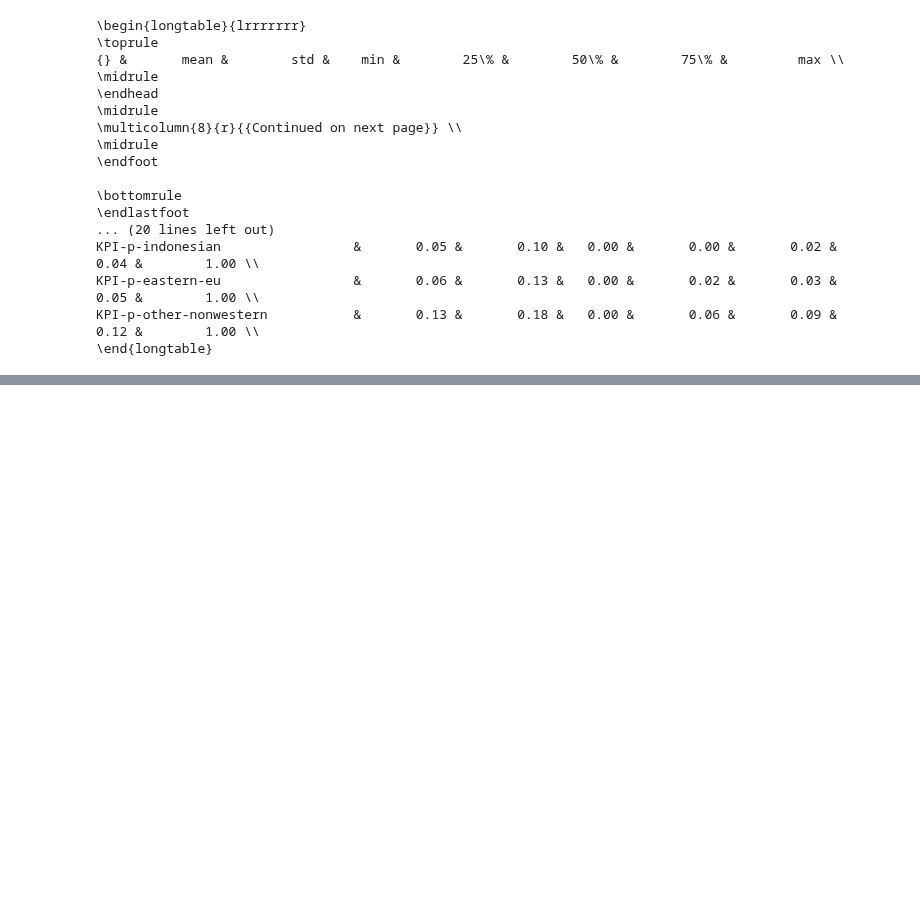
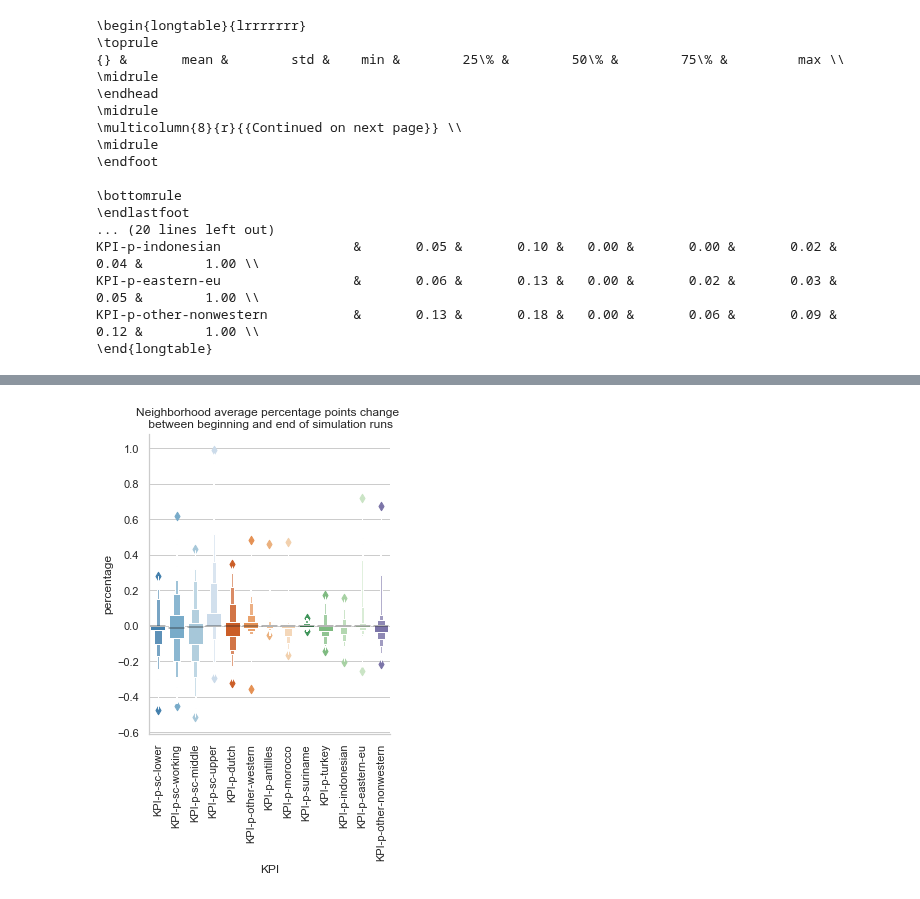
Before and after one commit to J-h-V/OpenDataDenHaag, a Jupyter notebook: Python/Results 3.ipynb, the cells around one changed output, grey strips where cells are left out. Cells and saved outputs as stored; diff of their text form; code cells hidden in the pictures; blank space fills up the shorter version.

```diff
--- a/Python/Results 3.ipynb
+++ b/Python/Results 3.ipynb
@@ -128,3 +128,14 @@ KPI-p-indonesian                 &       0.05 &       0.10 &   0.00 &       0.00
 KPI-p-eastern-eu                 &       0.06 &       0.13 &   0.00 &       0.02 &       0.03 &       0.05 &        1.00 \\
 KPI-p-other-nonwestern           &       0.13 &       0.18 &   0.00 &       0.06 &       0.09 &       0.12 &        1.00 \\
 \end{longtable}
+# %%
+first_step_df = full_df[full_df["[step]"]==1]
+final_step_df = full_df[full_df["[step]"]==40]
+# %%
+transition_df = final_step_df.replace(False,0).replace(True,1).sort_values(["[run number]","Neighborhood number"]).reset_index() - first_step_df.replace(False,0).replace(True,1).sort_values(["[run number]","Neighborhood number"]).reset_index()
+transition_df["Neighborhood number"] = final_step_df.replace(False,0).replace(True,1).sort_values(["[run number]","Neighborhood number"]).reset_index()["Neighborhood number"]
+transition_df["[run number]"] = final_step_df.replace(False,0).replace(True,1).sort_values(["[run number]","Neighborhood number"]).reset_index()["[run number]"]
+transition_df["improve-health?"] = final_step_df.sort_values(["[run number]","Neighborhood number"]).reset_index()["improve-health?"]
+transition_df["mixed-use-zoning?"] = final_step_df.sort_values(["[run number]","Neighborhood number"]).reset_index()["mixed-use-zoning?"]
+transition_df["improve-safety?"] = final_step_df.sort_values(["[run number]","Neighborhood number"]).reset_index()["improve-safety?"]
+transition_df = transition_df.drop(columns="index")
@@ -130,0 +159,11 @@ KPI-p-other-nonwestern           &       0.13 &       0.18 &   0.00 &       0.06
+# %%
+melted_end_df = pd.melt(final_step_df.groupby("Neighborhood number").mean()[transition_df.columns[13:]].reset_index(), id_vars="Neighborhood number", var_name="KPI", value_name="percentage")
+melted_df = pd.melt(transition_df.groupby("Neighborhood number").mean()[transition_df.columns[13:]].reset_index(), id_vars="Neighborhood number", var_name="KPI", value_name="percentage")
+# %%
+sns.set(style="whitegrid")
+sns.catplot(x="KPI",y="percentage",data=melted_df,kind="boxen",palette="tab20c")
+plt.title("Neighborhood average percentage points change \n between beginning and end of simulation runs")
+plt.xticks(rotation=90)
+plt.show()
+# %% [output]
+[figure, added]
```
Also changed, not shown: parts of 3 cells of this notebook, 11 other files.
